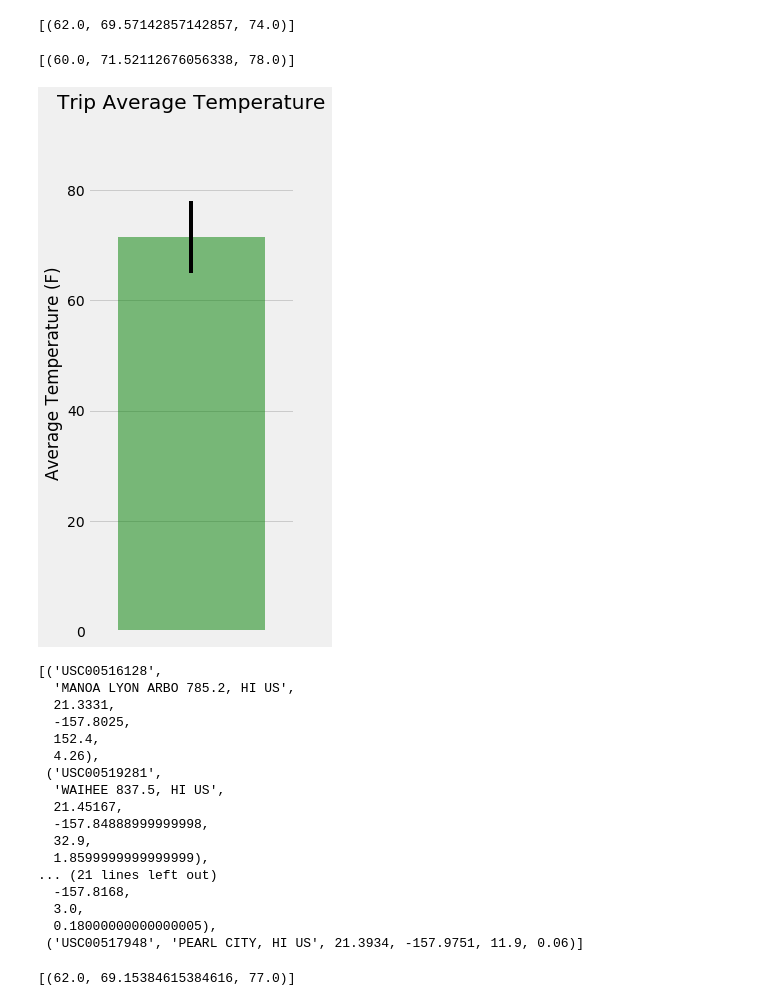
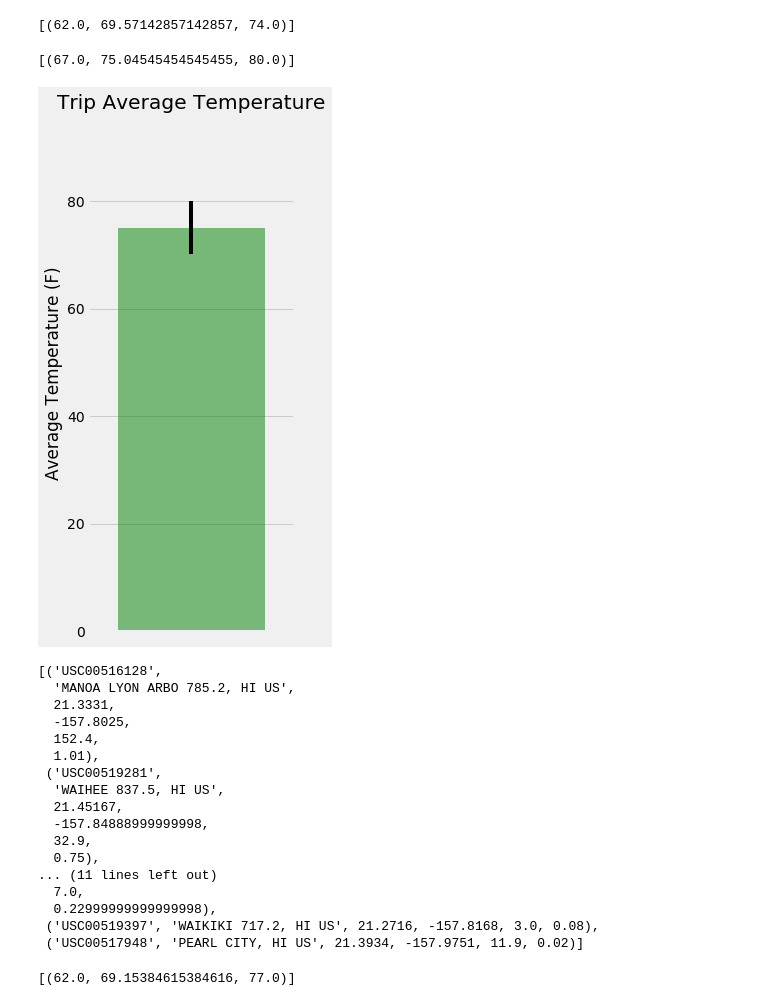
Before and after one commit to kirushan3/sqlalchemy-challenge, a Jupyter notebook: climate_starter.ipynb, the cells around one changed output. Cells and saved outputs as stored; diff of their text form; code cells hidden in the pictures.

```diff
--- a/climate_starter.ipynb
+++ b/climate_starter.ipynb
@@ -468,33 +468,33 @@ print(calc_temps('2012-02-28', '2012-03-05'))
 # %%
 # Use your previous function `calc_temps` to calculate the tmin, tavg, and tmax
 # for your trip using the previous year's data for those same dates.
-temperature_val = calc_temperature('2016-12-15', '2016-12-25')
-print(calc_temperature('2016-12-15', '2016-12-25'))
+temperature_val = calc_temps('2016-11-10', '2016-11-20')
+print(calc_temps('2016-11-10', '2016-11-20'))
 # %% [output]
-[(60.0, 71.52112676056338, 78.0)]
+[(67.0, 75.04545454545455, 80.0)]
 # %%
 # Plot the results from your previous query as a bar chart.
 # Use "Trip Avg Temp" as your Title
 # Use the average temperature for the y value
 # Use the peak-to-peak (tmax-tmin) value as the y error bar (yerr)
 style.use('fivethirtyeight')
 
 fig, ax = plt.subplots(figsize=(4, 8))
-y = temp_values[0][1]
+y = temperature_val[0][1]
 x_pos = 1
-error = temp_values[0][2] - temp_values[0][1]
+error = temperature_val[0][2] - temperature_val[0][1]
 bar = ax.bar(x_pos, y, yerr=error, alpha=0.5, color='green', align='center')
 ax.set(xticks=range(x_pos), xticklabels="a", title="Trip Average Temperature", ylabel="Average Temperature (F)")
 ax.margins(.2, .2)
 plt.tight_layout()
 plt.show()
 # %% [output]
-[figure, old version]
+[figure, new version]
 # %%
 # Calculate the total amount of rainfall per weather station for your trip dates using the previous year's matching dates.
 # Sort this in descending order by precipitation amount and list the station, name, latitude, longitude, and elevation
-start_date = '2016-12-15'
-end_date = '2016-12-25'
+start_date = '2016-11-10'
+end_date = '2016-11-20'
 
 
 total_trip_data = session.query(Station.station, Station.name, Station.latitude, Station.longitude,
@@ -509,18 +509,18 @@ total_trip_data
   21.3331,
   -157.8025,
   152.4,
-  4.26),
+  1.01),
  ('USC00519281',
   'WAIHEE 837.5, HI US',
   21.45167,
   -157.84888999999998,
   32.9,
-  1.8599999999999999),
-... (21 lines left out)
-  -157.8168,
-  3.0,
-  0.18000000000000005),
- ('USC00517948', 'PEARL CITY, HI US', 21.3934, -157.9751, 11.9, 0.06)]
+  0.75),
+... (11 lines left out)
+  7.0,
+  0.22999999999999998),
+ ('USC00519397', 'WAIKIKI 717.2, HI US', 21.2716, -157.8168, 3.0, 0.08),
+ ('USC00517948', 'PEARL CITY, HI US', 21.3934, -157.9751, 11.9, 0.02)]
 # %%
 # Create a query that will calculate the daily normals
 # (i.e. the averages for tmin, tmax, and tavg for all historic data matching a specific month and day)
```
Also changed, not shown: parts of 10 cells of this notebook, 2 other files.
